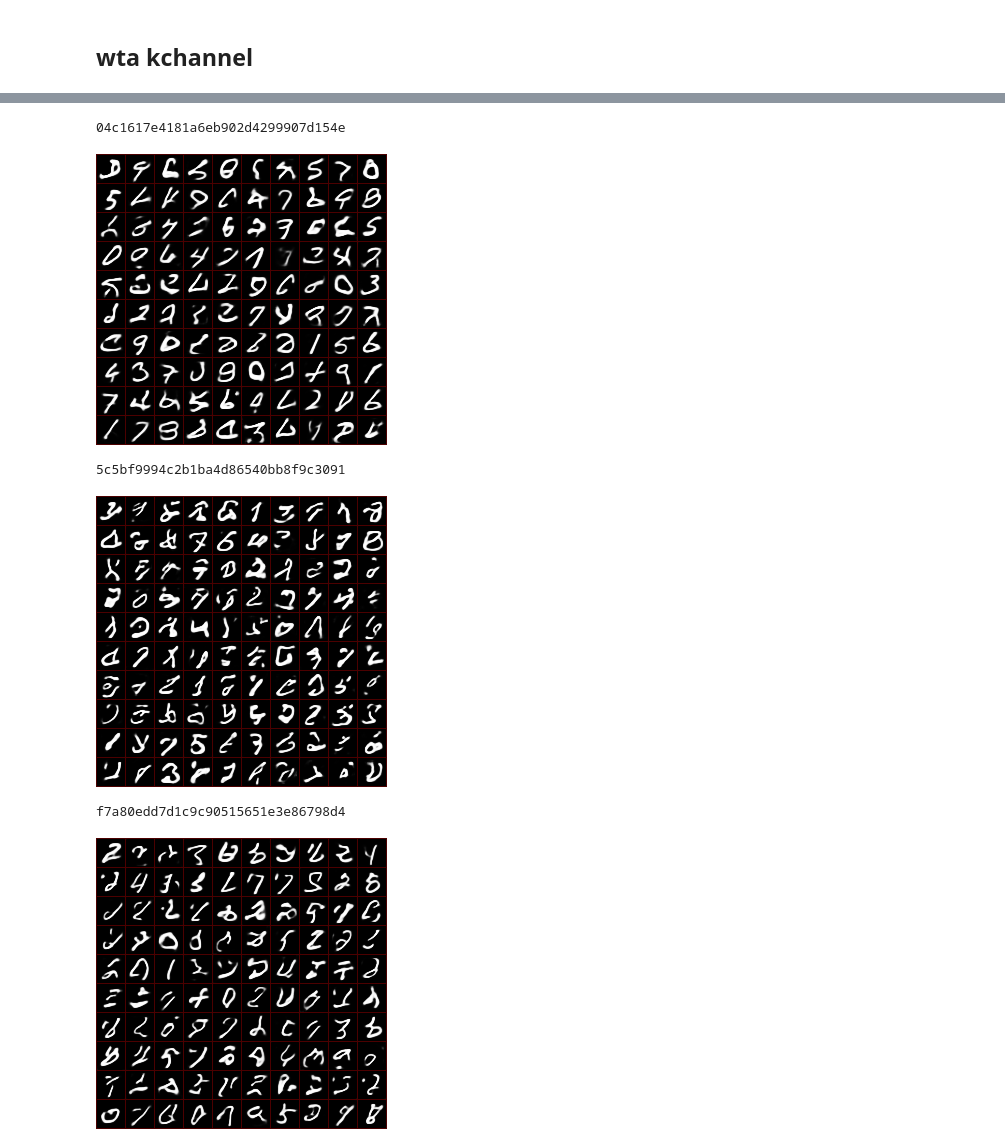
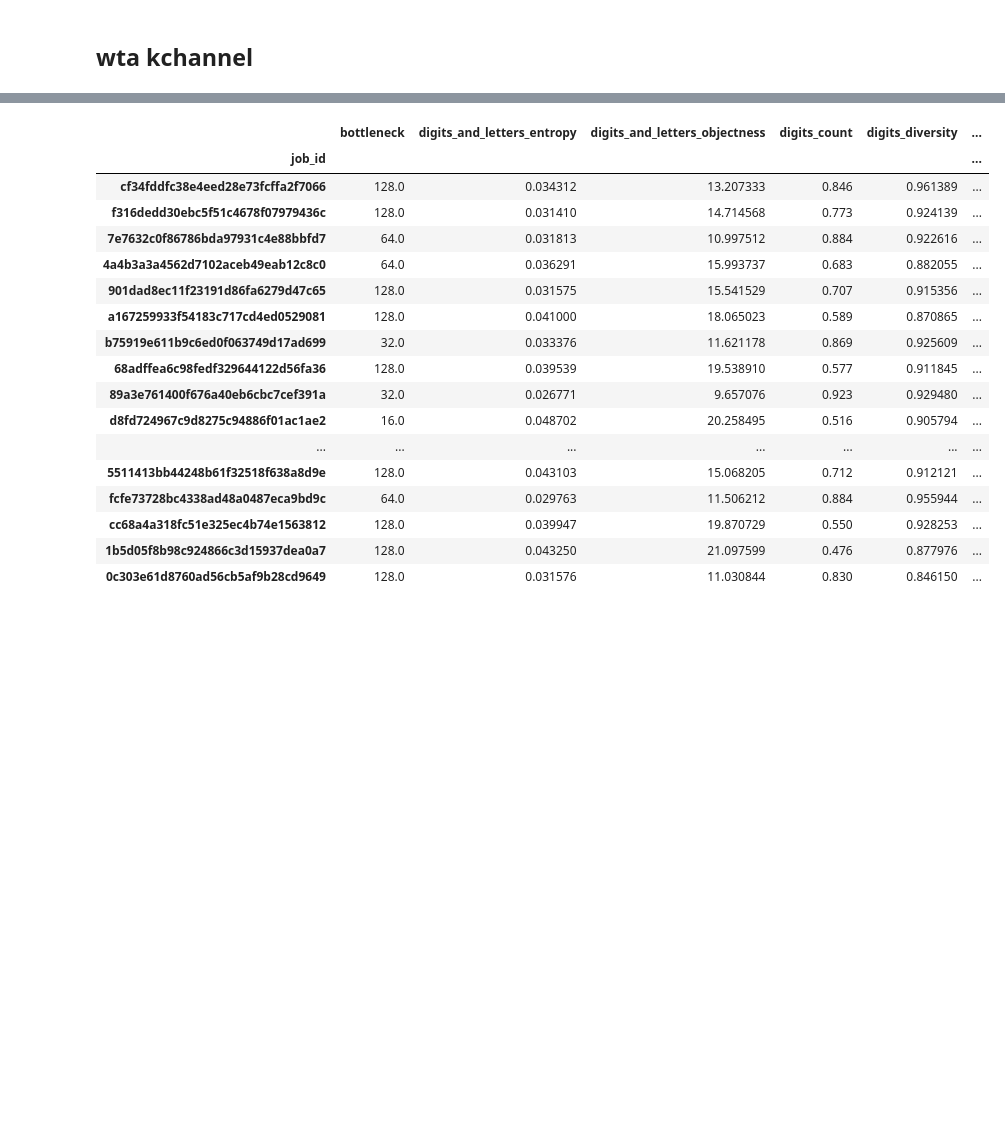
Before and after one commit to mehdidc/out_of_class, a Jupyter notebook: ae/ipynb/analysis.ipynb, the cells around one changed output, grey strips where cells are left out. Cells and saved outputs as stored; diff of their text form; code cells hidden in the pictures; blank space fills up the shorter version.

```diff
--- a/ae/ipynb/analysis.ipynb
+++ b/ae/ipynb/analysis.ipynb
@@ -231,8 +210,6 @@ for xcol in xcols:
 # %%
 d = df_full
-d = d.sort_values(by='digits_objectness', ascending=False)
-for i in d.index[0:10]:
-    print(i)
-print(d['digits_objectness'].iloc[0:4])
-show(d.iloc[0:4])
+#d = d[d['nb_layers']==6]
+d = d.sort_values(by='letters_objectness', ascending=False)
+d.iloc[0:20]
 # %% [output]
@@ -257,6 +216,18 @@ Name: digits_objectness, dtype: float64
-04c1617e4181a6eb902d4299907d154e
-[figure, removed]
-5c5bf9994c2b1ba4d86540bb8f9c3091
-[figure, removed]
-f7a80edd7d1c9c90515651e3e86798d4
-[figure, removed]
+|  | bottleneck | digits_and_letters_entropy | digits_and_letters_objectness | digits_count | digits_diversity | ... |
+| job_id |  |  |  |  |  | ... |
+| cf34fddfc38e4eed28e73fcffa2f7066 | 128.0 | 0.034312 | 13.207333 | 0.846 | 0.961389 | ... |
+| f316dedd30ebc5f51c4678f07979436c | 128.0 | 0.031410 | 14.714568 | 0.773 | 0.924139 | ... |
+| 7e7632c0f86786bda97931c4e88bbfd7 | 64.0 | 0.031813 | 10.997512 | 0.884 | 0.922616 | ... |
+| 4a4b3a3a4562d7102aceb49eab12c8c0 | 64.0 | 0.036291 | 15.993737 | 0.683 | 0.882055 | ... |
+| 901dad8ec11f23191d86fa6279d47c65 | 128.0 | 0.031575 | 15.541529 | 0.707 | 0.915356 | ... |
+| a167259933f54183c717cd4ed0529081 | 128.0 | 0.041000 | 18.065023 | 0.589 | 0.870865 | ... |
+| b75919e611b9c6ed0f063749d17ad699 | 32.0 | 0.033376 | 11.621178 | 0.869 | 0.925609 | ... |
+| 68adffea6c98fedf329644122d56fa36 | 128.0 | 0.039539 | 19.538910 | 0.577 | 0.911845 | ... |
+| 89a3e761400f676a40eb6cbc7cef391a | 32.0 | 0.026771 | 9.657076 | 0.923 | 0.929480 | ... |
+| d8fd724967c9d8275c94886f01ac1ae2 | 16.0 | 0.048702 | 20.258495 | 0.516 | 0.905794 | ... |
+| ... | ... | ... | ... | ... | ... | ... |
+| 5511413bb44248b61f32518f638a8d9e | 128.0 | 0.043103 | 15.068205 | 0.712 | 0.912121 | ... |
+| fcfe73728bc4338ad48a0487eca9bd9c | 64.0 | 0.029763 | 11.506212 | 0.884 | 0.955944 | ... |
+| cc68a4a318fc51e325ec4b74e1563812 | 128.0 | 0.039947 | 19.870729 | 0.550 | 0.928253 | ... |
+| 1b5d05f8b98c924866c3d15937dea0a7 | 128.0 | 0.043250 | 21.097599 | 0.476 | 0.877976 | ... |
+| 0c303e61d8760ad56cb5af9b28cd9649 | 128.0 | 0.031576 | 11.030844 | 0.830 | 0.846150 | ... |
```
Also changed, not shown: parts of 7 cells of this notebook, 4 other files.
